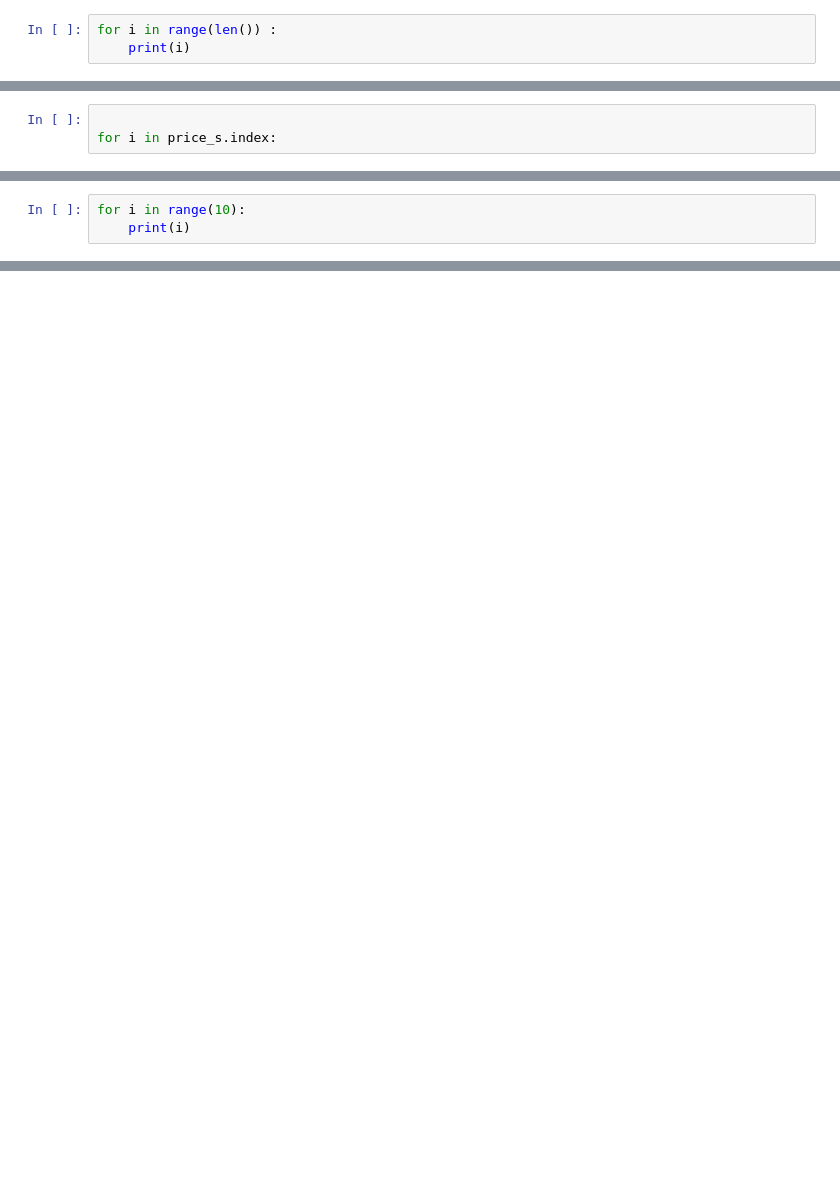
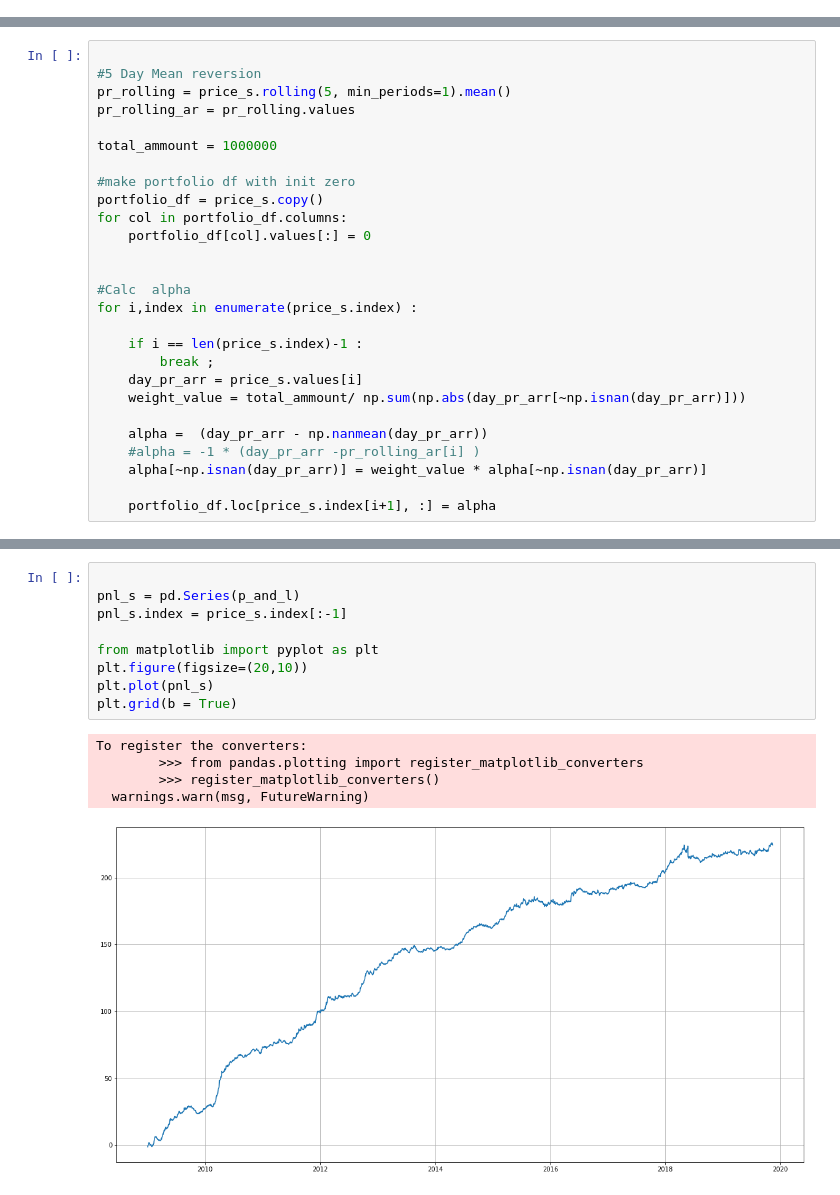
Before and after one commit to Dongwuk-kim/DL_final_proj, a Jupyter notebook: mean_reversion/mean_reversion.ipynb, the cells around one changed output, grey strips where cells are left out. Drawn from its saved outputs; the diff is of its cells as text; blank space fills up the shorter version.

```diff
--- a/mean_reversion/mean_reversion.ipynb
+++ b/mean_reversion/mean_reversion.ipynb
@@ -114,3 +0,0 @@ array([-1.17297325e+03, -1.98849961e+02,  9.68849110e+02, -7.60844166e+02,
-# %%
-for i in range(len()) :
-    print(i)
@@ -177,3 +0,0 @@ array([              nan, -1351157.66667437,  5705650.93430705, ...,
-# %%
-
-for i in price_s.index:
@@ -194,3 +0,0 @@ numpy.full((2,2), True, dtype=bool)
-# %%
-for i in range(10):
-    print(i)
@@ -230,0 +30,27 @@ real_price = price_s.loc[price_s.index[~double_idx],:]
+# %%
+
+#5 Day Mean reversion
+pr_rolling = price_s.rolling(5, min_periods=1).mean()
+pr_rolling_ar = pr_rolling.values
+
+total_ammount = 1000000
+
+#make portfolio df with init zero
+portfolio_df = price_s.copy()
+for col in portfolio_df.columns:
+    portfolio_df[col].values[:] = 0
+
+
+#Calc  alpha
+for i,index in enumerate(price_s.index) :
+
+    if i == len(price_s.index)-1 :
+        break ;
+    day_pr_arr = price_s.values[i]
+    weight_value = total_ammount/ np.sum(np.abs(day_pr_arr[~np.isnan(day_pr_arr)]))
+
+    alpha =  (day_pr_arr - np.nanmean(day_pr_arr))
+    #alpha = -1 * (day_pr_arr -pr_rolling_ar[i] )
+    alpha[~np.isnan(day_pr_arr)] = weight_value * alpha[~np.isnan(day_pr_arr)]
+
+    portfolio_df.loc[price_s.index[i+1], :] = alpha
@@ -230,0 +69,15 @@ real_price = price_s.loc[price_s.index[~double_idx],:]
+# %%
+
+pnl_s = pd.Series(p_and_l)
+pnl_s.index = price_s.index[:-1]
+
+from matplotlib import pyplot as plt
+plt.figure(figsize=(20,10))
+plt.plot(pnl_s)
+plt.grid(b = True)
+# %% [output]
+To register the converters:
+        >>> from pandas.plotting import register_matplotlib_converters
+        >>> register_matplotlib_converters()
+  warnings.warn(msg, FutureWarning)
+[figure, added]
```
Also changed, not shown: parts of 48 cells of this notebook.
